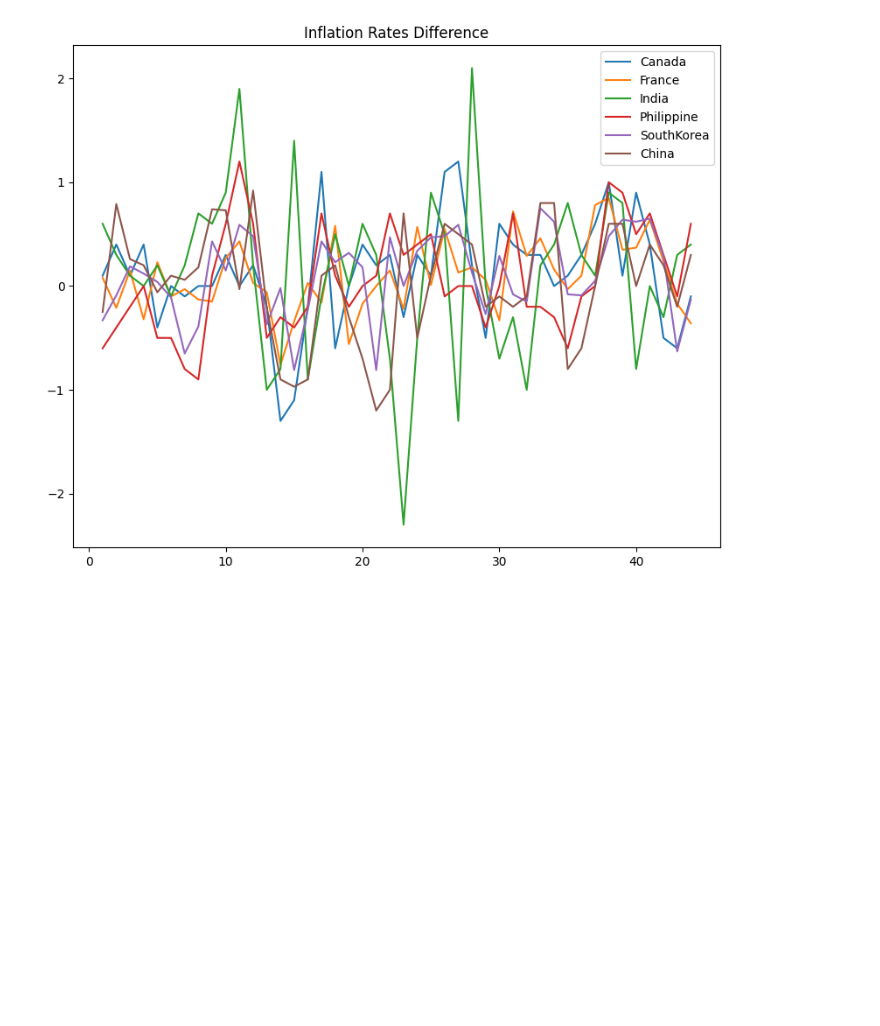
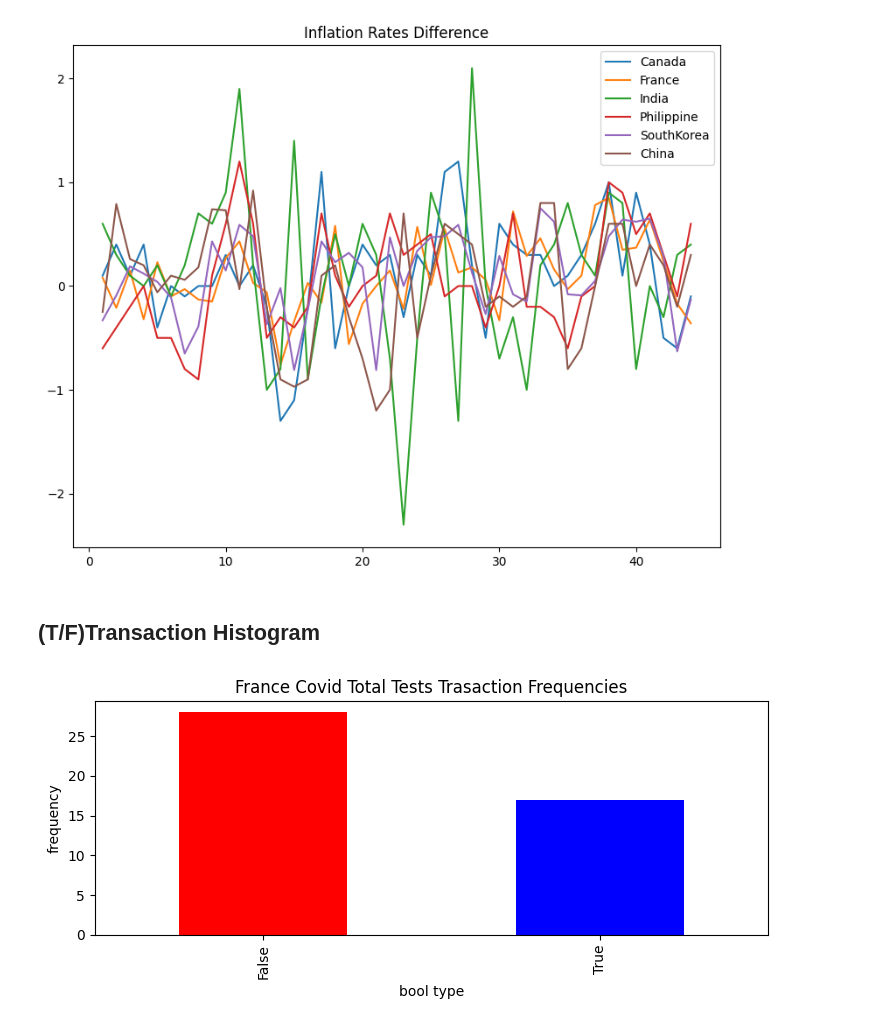
Before and after one commit to Makiato1999/COMP4710-Covid19, a Jupyter notebook: Datasets/plot.ipynb, the cells around one changed output. Saved outputs shown, nothing was run; the diff lists cells and outputs as text; code cells hidden in the pictures; blank space fills up the shorter version.

```diff
--- a/Datasets/plot.ipynb
+++ b/Datasets/plot.ipynb
@@ -62,3 +62,22 @@ plt.title(r'Inflation Rates Difference')
 plt.show()
 # %% [output]
 [figure]
+# %% [markdown]
+## (T/F)Transaction Histogram
+# %%
+headers = ['total_tests']
+F_df = pd.read_csv('Transaction_Datasets(2)/France_Monthly_Diff.csv', usecols=headers)
+#I_df = pd.read_csv('Transaction_Datasets(2)/India_Monthly_Diff.csv')
+#P_df = pd.read_csv('Transaction_Datasets(2)/Philippine_Monthly_Diff.csv')
+#S_df = pd.read_csv('Transaction_Datasets(2)/SouthKorea_Monthly_Diff.csv')
+#C_df = pd.read_csv('Transaction_Datasets(2))/China_Monthly_Diff.csv')
+
+plt.rcParams["figure.figsize"] = [7.50, 3.50]
+plt.rcParams["figure.autolayout"] = True
+fig, ax = plt.subplots()
+
+F_df['total_tests'].value_counts().plot(ax=ax, kind='bar', xlabel='bool type', ylabel='frequency' , color=[ "r", "b"])
+plt.title(r'France Covid Total Tests Trasaction Frequencies')
+plt.show()
+# %% [output]
+[figure, added]
```
